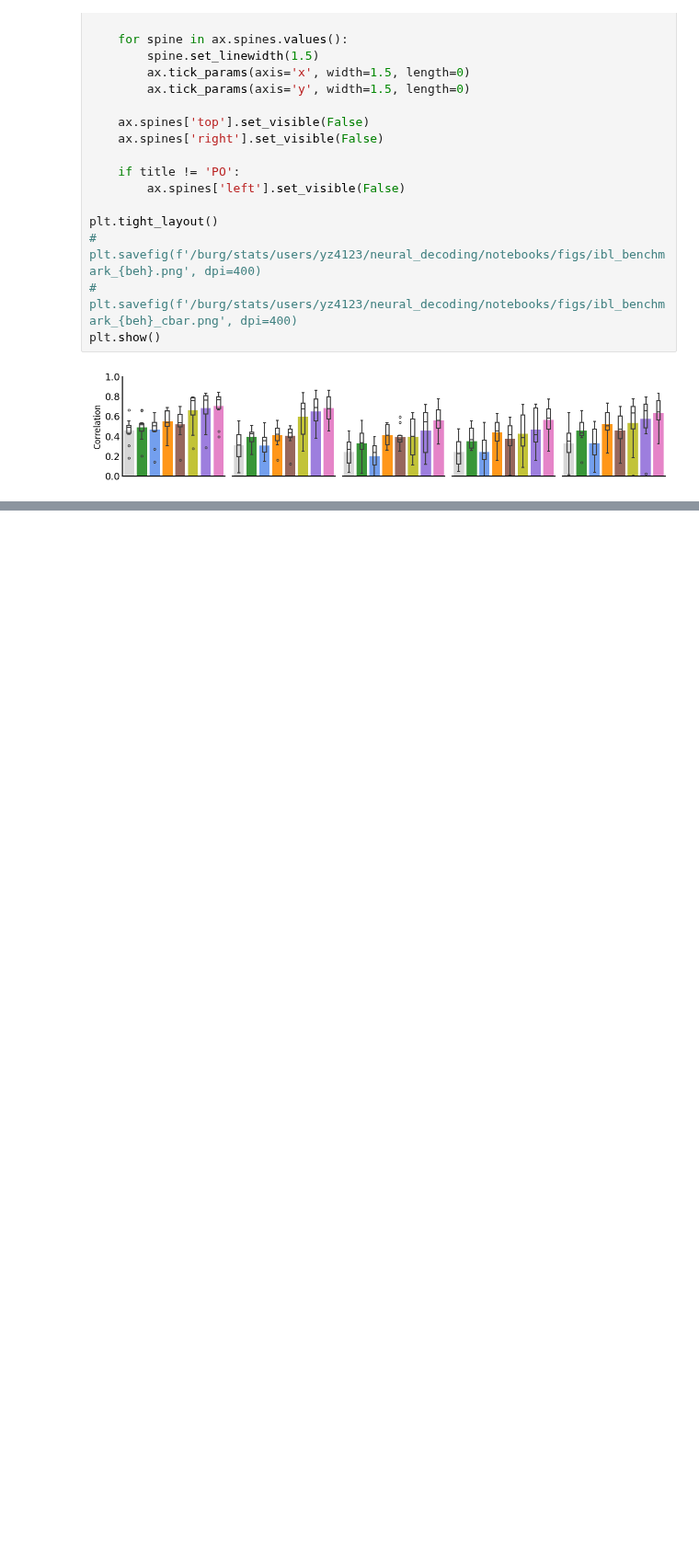
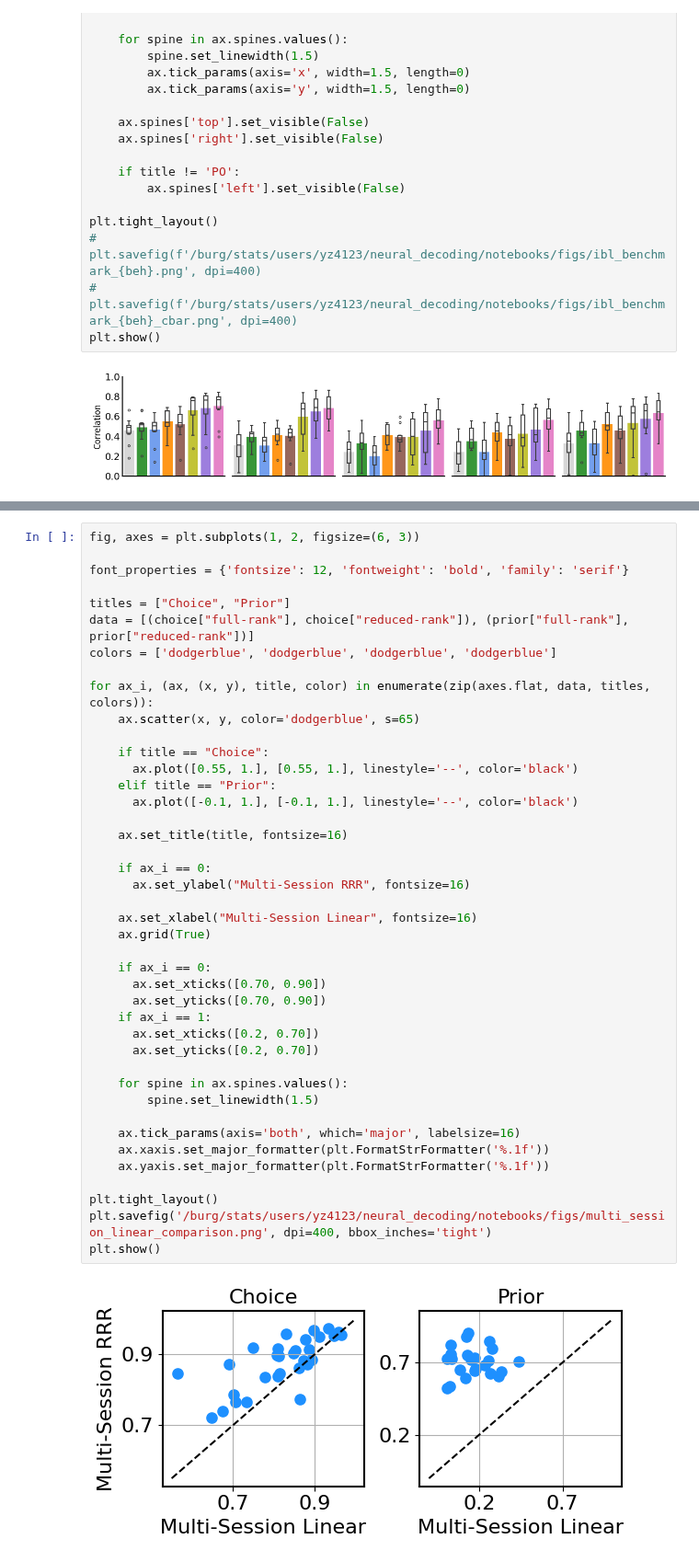
Before and after one commit to yzhang511/neural_decoding, a Jupyter notebook: notebooks/figure_benchmark.ipynb, the cells around one changed output, grey strips where cells are left out. Shown at 92% size. Cells and saved outputs as stored; diff of their text form; blank space fills up the shorter version.

```diff
--- a/notebooks/figure_benchmark.ipynb
+++ b/notebooks/figure_benchmark.ipynb
@@ -255,0 +404,44 @@ plt.show()
+# %%
+fig, axes = plt.subplots(1, 2, figsize=(6, 3))
+
+font_properties = {'fontsize': 12, 'fontweight': 'bold', 'family': 'serif'}
+
+titles = ["Choice", "Prior"]
+data = [(choice["full-rank"], choice["reduced-rank"]), (prior["full-rank"], prior["reduced-rank"])]
+colors = ['dodgerblue', 'dodgerblue', 'dodgerblue', 'dodgerblue']
+
+for ax_i, (ax, (x, y), title, color) in enumerate(zip(axes.flat, data, titles, colors)):
+    ax.scatter(x, y, color='dodgerblue', s=65)
+
+    if title == "Choice":
+      ax.plot([0.55, 1.], [0.55, 1.], linestyle='--', color='black')
+    elif title == "Prior":
+      ax.plot([-0.1, 1.], [-0.1, 1.], linestyle='--', color='black')
+
+    ax.set_title(title, fontsize=16)
+
+    if ax_i == 0:
+      ax.set_ylabel("Multi-Session RRR", fontsize=16)
+
+    ax.set_xlabel("Multi-Session Linear", fontsize=16)
+    ax.grid(True)
+
+    if ax_i == 0:
+      ax.set_xticks([0.70, 0.90])
+      ax.set_yticks([0.70, 0.90])
+    if ax_i == 1:
+      ax.set_xticks([0.2, 0.70])
+      ax.set_yticks([0.2, 0.70])
+
+    for spine in ax.spines.values():
+        spine.set_linewidth(1.5)
+
+    ax.tick_params(axis='both', which='major', labelsize=16)
+    ax.xaxis.set_major_formatter(plt.FormatStrFormatter('%.1f'))
+    ax.yaxis.set_major_formatter(plt.FormatStrFormatter('%.1f'))
+
+plt.tight_layout()
+plt.savefig('/burg/stats/users/yz4123/neural_decoding/notebooks/figs/multi_session_linear_comparison.png', dpi=400, bbox_inches='tight')
+plt.show()
+# %% [output]
+[figure, added]
```
Also changed, not shown: parts of 3 cells of this notebook, 5 other files.
